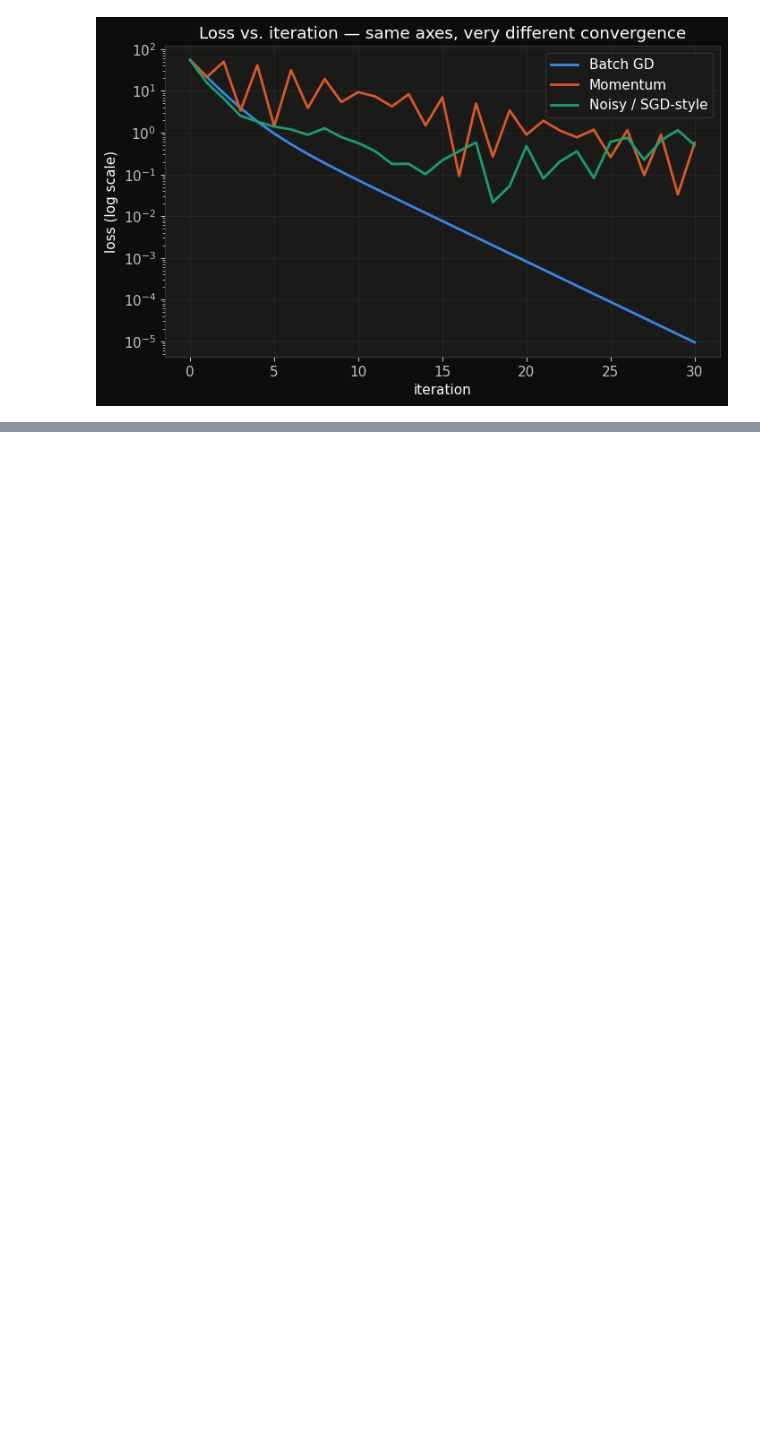
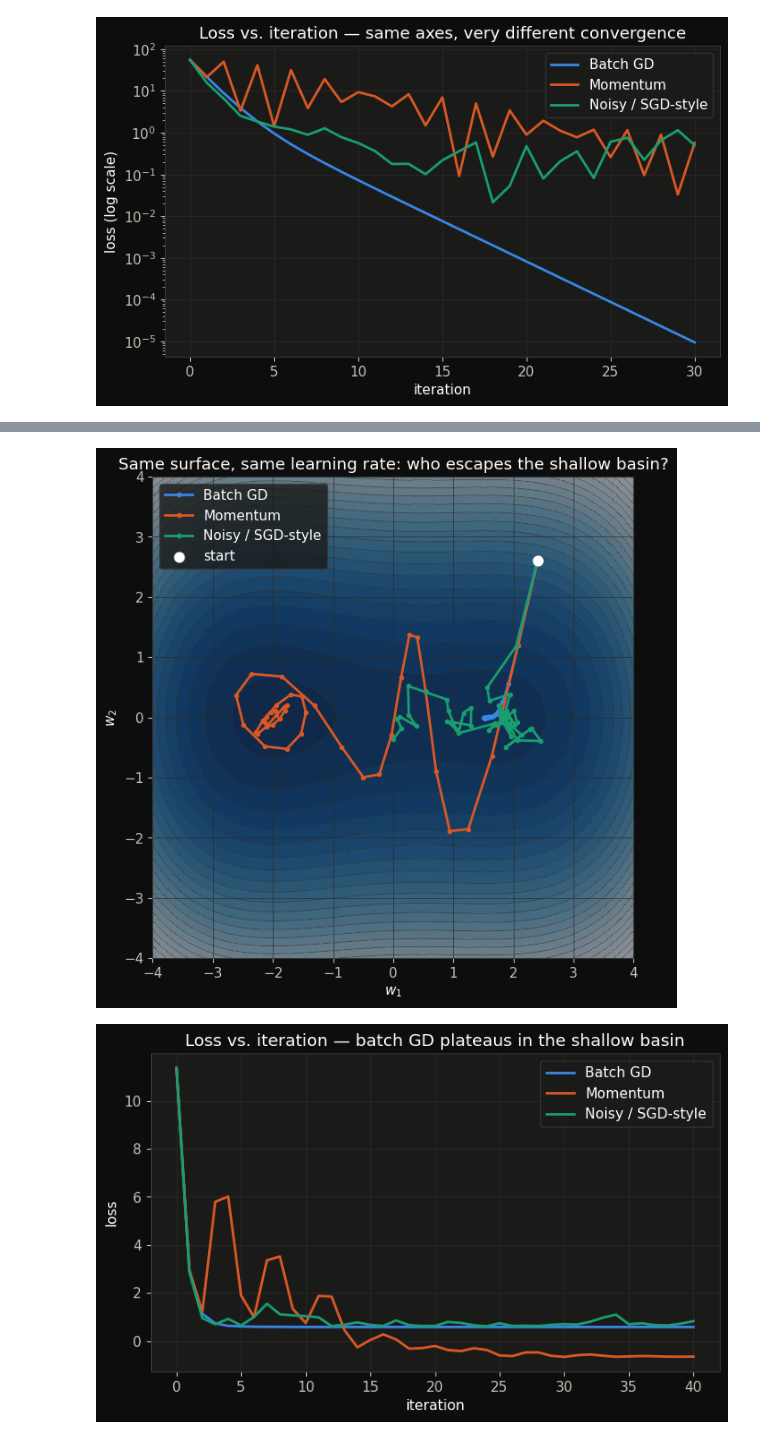
Before and after one commit to Anti-Invincinator/ml-visual, a Jupyter notebook: notebooks/foundations/gradient-descent/gradient_descent.ipynb, the cells around one changed output, grey strips where cells are left out. Cells and saved outputs as stored; diff of their text form; code cells hidden in the pictures; blank space fills up the shorter version.

```diff
--- a/notebooks/foundations/gradient-descent/gradient_descent.ipynb
+++ b/notebooks/foundations/gradient-descent/gradient_descent.ipynb
@@ -161,0 +180,16 @@ plt.show()
+# %%
+K, A2, C, B2 = 0.06, 1.8, 0.35, 3.0  # well depth/width, basin separation, tilt, w2 curvature
+
+def trap_loss(w: np.ndarray) -> float:
+    return K * (w[0] ** 2 - A2 ** 2) ** 2 + C * w[0] + 0.5 * B2 * w[1] ** 2
+
+def trap_grad(w: np.ndarray) -> np.ndarray:
+    gx = 4 * K * w[0] * (w[0] ** 2 - A2 ** 2) + C
+    return np.array([gx, B2 * w[1]])
+
+# Confirm the two basins and the ridge between them by scanning w1 with w2=0.
+scan = np.linspace(-4, 4, 4000)
+scan_grad = np.array([trap_grad(np.array([x, 0.0]))[0] for x in scan])
+sign_changes = scan[np.where(np.diff(np.sign(scan_grad)) != 0)[0]]
+print("critical points near:", np.round(sign_changes, 2))
+print("loss there:", np.round([trap_loss(np.array([x, 0.0])) for x in sign_changes], 3))
@@ -162,3 +247,41 @@ plt.show()
+# %%
+grid_w1 = np.linspace(-4, 4, 200)
+grid_w2 = np.linspace(-4, 4, 200)
+W1, W2 = np.meshgrid(grid_w1, grid_w2)
+Z = K * (W1 ** 2 - A2 ** 2) ** 2 + C * W1 + 0.5 * B2 * W2 ** 2
+
+fig, ax = plt.subplots(figsize=(7, 7))
+ax.contourf(W1, W2, Z, levels=25, cmap="Blues_r", alpha=0.55)
+ax.contour(W1, W2, Z, levels=25, colors="#2c2c2a", linewidths=0.5)
+
+trap_paths = [
+    ("batch", batch_path_trap, "Batch GD"),
+    ("momentum", momentum_path_trap, "Momentum"),
+    ("sgd", sgd_path_trap, "Noisy / SGD-style"),
+]
+for key, path, label in trap_paths:
+    ax.plot(path[:, 0], path[:, 1], color=COLORS[key], linewidth=2, marker="o", markersize=3, label=label)
+
+ax.scatter(*w_start_trap, color="#ffffff", s=60, zorder=5, label="start")
+ax.set_xlabel("$w_1$")
+ax.set_ylabel("$w_2$")
+ax.set_aspect("equal")
+ax.set_title("Same surface, same learning rate: who escapes the shallow basin?")
+ax.legend(facecolor="#1a1a19", edgecolor="#383835", labelcolor="#ffffff", loc="upper left")
+plt.show()
+
+fig, ax = plt.subplots(figsize=(8, 4.5))
+for key, path, label in trap_paths:
+    losses = [trap_loss(w) for w in path]
+    ax.plot(losses, color=COLORS[key], linewidth=2, label=label)
+ax.set_xlabel("iteration")
+ax.set_ylabel("loss")
+ax.set_title("Loss vs. iteration — batch GD plateaus in the shallow basin")
+ax.legend(facecolor="#1a1a19", edgecolor="#383835", labelcolor="#ffffff")
+plt.show()
+# %% [output]
+[figure, added]
+[figure, added]
 # %% [markdown]
 ## Takeaways
 
```
Also changed, not shown: parts of 6 cells of this notebook, 32 other files.
